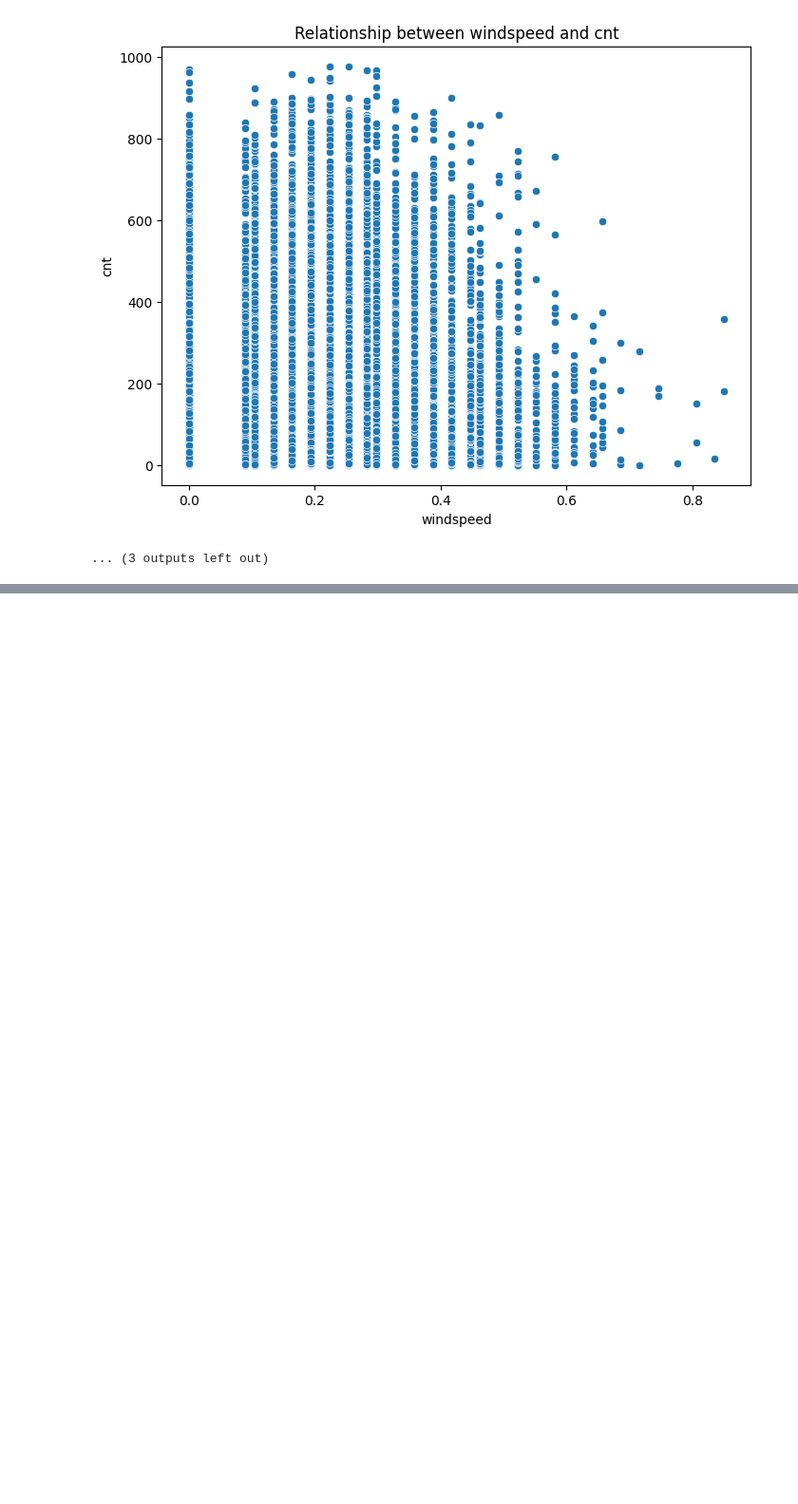
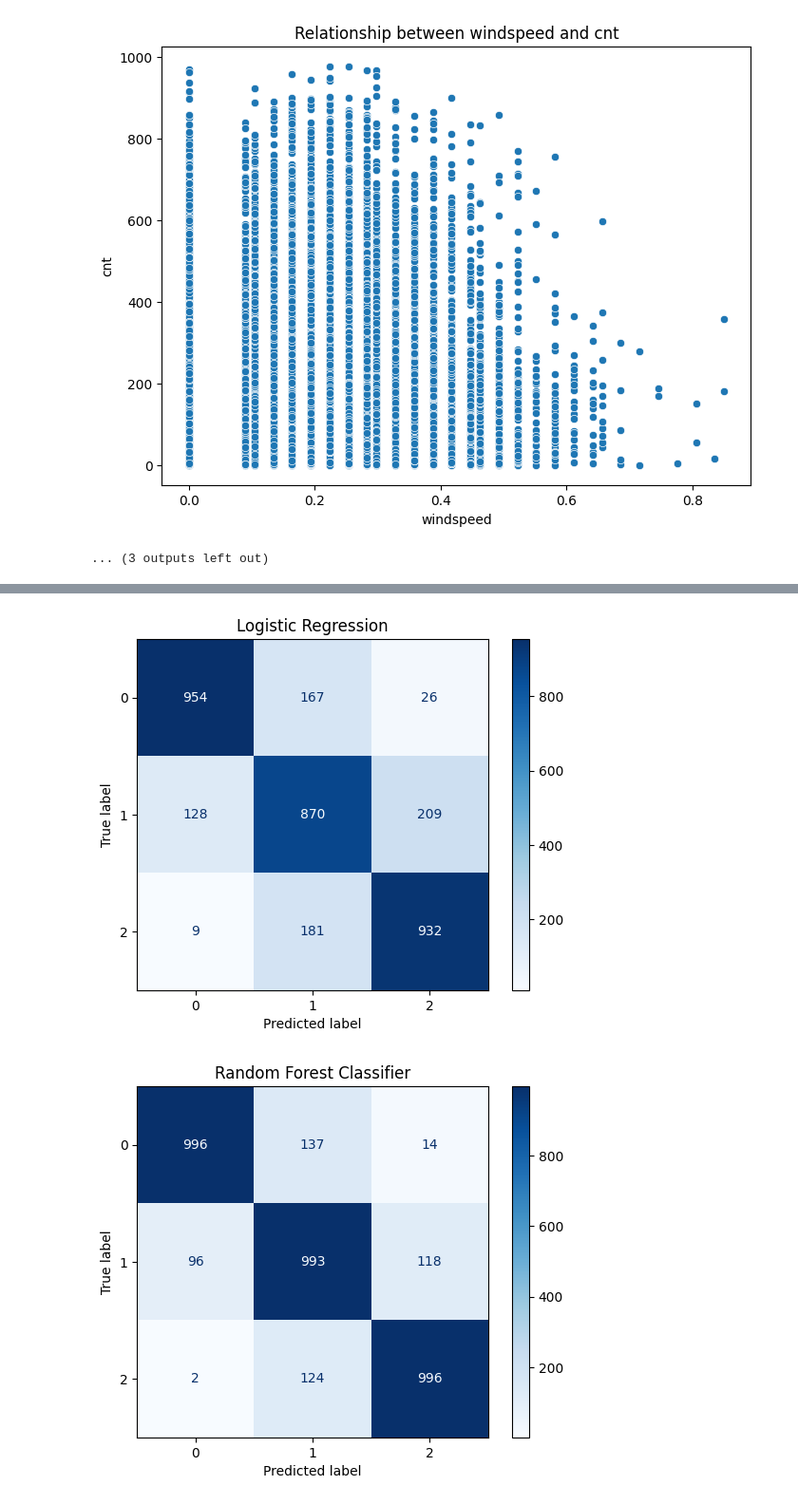
Before and after one commit to tramplingh/Machine-Learning-Projects, a Jupyter notebook: bikeSharing/jupyter.ipynb, the cells around one changed output, grey strips where cells are left out. Shown at 95% size. Drawn from its saved outputs; the diff is of its cells as text; code cells hidden in the pictures; blank space fills up the shorter version.

```diff
--- a/bikeSharing/jupyter.ipynb
+++ b/bikeSharing/jupyter.ipynb
@@ -192,0 +342,8 @@ for column in num_df.columns:
+# %%
+#XG Boost Classifier
+clf_xgb = XGBClassifier(use_label_encoder=False, eval_metric="mlogloss", random_state=42)
+clf_xgb.fit(x_train, y_class_train)
+preds_xgb_clf = clf_xgb.predict(x_test)
+
+print("XGB Classifier → Accuracy:", accuracy_score(y_class_test, preds_xgb_clf))
+print("F1-score:", f1_score(y_class_test, preds_xgb_clf, average="weighted"))
@@ -192,0 +377,15 @@ for column in num_df.columns:
+# %%
+#Stacking Classifier
+stack_clf = StackingClassifier(
+    estimators=[
+        ('lr', LogisticRegression(max_iter=1000, random_state=42)),
+        ('rf', RandomForestClassifier(random_state=42))
+    ],
+    final_estimator=XGBClassifier(use_label_encoder=False, eval_metric="mlogloss", random_state=42)
+)
+
+stack_clf.fit(x_train, y_class_train)
+preds_stack_clf = stack_clf.predict(x_test)
+
+print("Stacking Classifier → Accuracy:", accuracy_score(y_class_test, preds_stack_clf))
+print("F1-score:", f1_score(y_class_test, preds_stack_clf, average="weighted"))
@@ -192,0 +462,20 @@ for column in num_df.columns:
+# %%
+#Classification Plot
+from sklearn.metrics import confusion_matrix, ConfusionMatrixDisplay
+
+def plot_conf_matrix(y_true, y_pred, title):
+    cm = confusion_matrix(y_true, y_pred)
+    disp = ConfusionMatrixDisplay(confusion_matrix=cm)
+    disp.plot(cmap="Blues", values_format='d')
+    plt.title(title)
+    plt.show()
+
+# Visualize
+plot_conf_matrix(y_class_test, preds_lr_clf, "Logistic Regression")
+plot_conf_matrix(y_class_test, preds_rf_clf, "Random Forest Classifier")
+plot_conf_matrix(y_class_test, preds_xgb_clf, "XGB Classifier")
+plot_conf_matrix(y_class_test, preds_vote, "Voting Classifier")
+plot_conf_matrix(y_class_test, preds_stack_clf, "Stacking Classifier")
+# %% [output]
+[figure, added]
+[figure, added]
```
Also changed, not shown: parts of 31 cells of this notebook.
